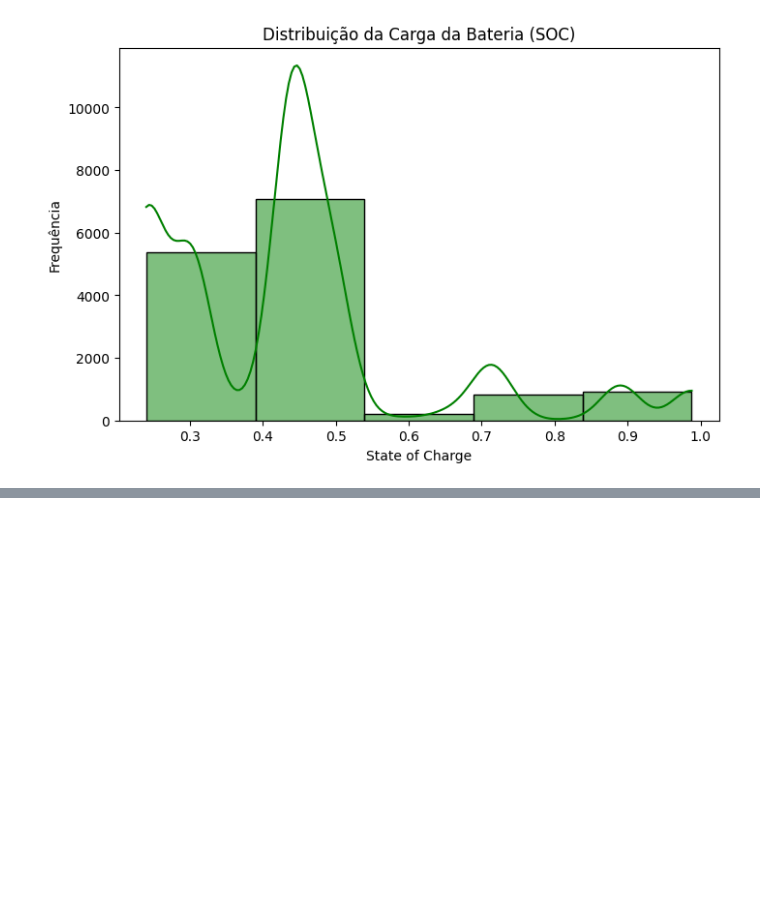
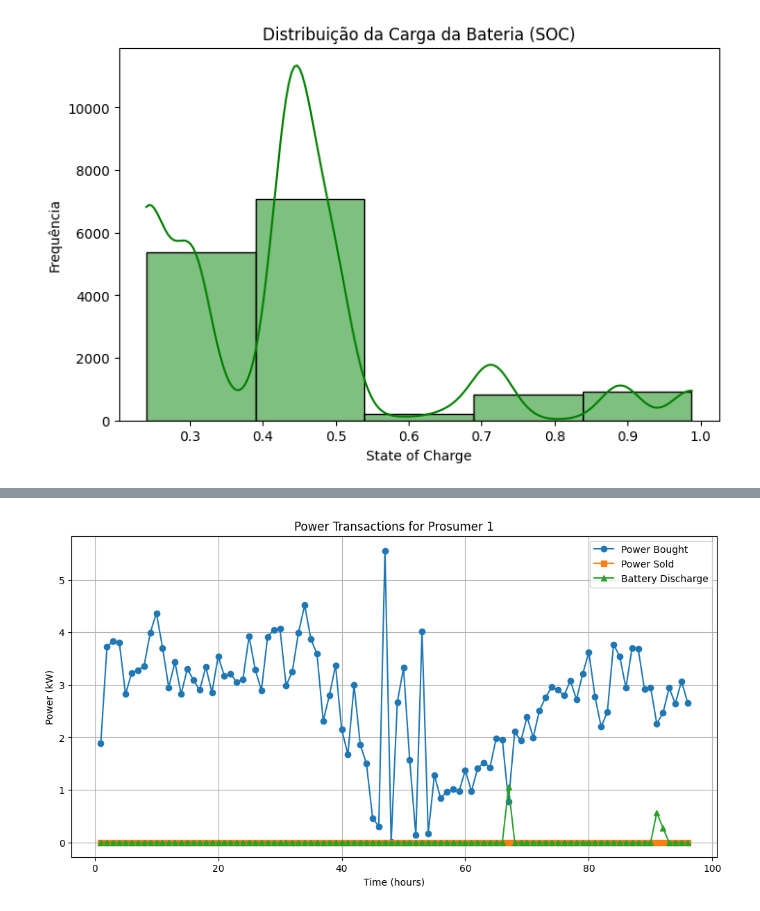
Before and after one commit to Phenriquerafael/EnergyComunitiesPlatform, a Jupyter notebook: satcomm-scen4.ipynb, the cells around one changed output, grey strips where cells are left out. Drawn from its saved outputs; the diff is of its cells as text; code cells hidden in the pictures; blank space fills up the shorter version.

Commit message:
Some file paths corrections and addition of some plots #7

```diff
--- a/satcomm-scen4.ipynb
+++ b/satcomm-scen4.ipynb
@@ -430,3 +430,96 @@ plt.show()
 [figure]
 [figure]
 [figure]
+# %%
+from pyomo.environ import value
+
+P_buy_values = {(PL, T): value(instance.P_buy[PL, T]) for PL in instance.PL for T in instance.T}
+P_sell_values = {(PL, T): value(instance.P_sell[PL, T]) for PL in instance.PL for T in instance.T}
+""" P_peer_values = {
+    (PL, PL1, T): value(instance.P_peer[PL, PL1, T]) for PL in instance.PL for PL1 in instance.PL for T in instance.T
+    } """
+P_dch_values = {(PL, T): value(instance.P_ESS_dch[PL, T]) for PL in instance.PL for T in instance.T}
+
+# Print values   model.P_ESS_dch[PL, T]
+print("P_buy values:")
+for (PL, T), val in P_buy_values.items():
+    print(f"Prosumer {PL}, Hour {T}: {val}")
+
+print("\nP_sell values:")
+for (PL, T), val in P_sell_values.items():
+    print(f"Prosumer {PL}, Hour {T}: {val}")
+
+
+
+
+import matplotlib.pyplot as plt
+
+# Convert extracted values to a DataFrame for easier visualization
+df_buy = pd.DataFrame(P_buy_values.values(), index=P_buy_values.keys(), columns=["P_buy"])
+df_sell = pd.DataFrame(P_sell_values.values(), index=P_sell_values.keys(), columns=["P_sell"])
+df_dch = pd.DataFrame(P_dch_values.values(), index=P_dch_values.keys(), columns=["P_ESS_dch"])
+
+# Plot Power Buying and Selling Trends for a Specific Prosumer
+prosumer_id = 1  # Change this to analyze different prosumers
+
+plt.figure(figsize=(12, 6))
+plt.plot(df_buy.xs(prosumer_id, level=0), label="Power Bought", marker="o")
+plt.plot(df_sell.xs(prosumer_id, level=0), label="Power Sold", marker="s")
+plt.plot(df_dch.xs(prosumer_id, level=0), label="Battery Discharge", marker="^")
+
+plt.xlabel("Time (hours)")
+plt.ylabel("Power (kW)")
+plt.title(f"Power Transactions for Prosumer {prosumer_id}")
+plt.legend()
+plt.grid()
+plt.show()
+
+
+P_ESS_s_values = {(PL, T): value(instance.P_ESS_s[PL, T]) for PL in instance.PL for T in instance.T}
+df_soc = pd.DataFrame(P_ESS_s_values.values(), index=P_ESS_s_values.keys(), columns=["SOC"])
+
+plt.figure(figsize=(12, 6))
+plt.plot(df_soc.xs(prosumer_id, level=0), label="Battery SOC", color="purple", marker="d")
+
+plt.xlabel("Time (hours)")
+plt.ylabel("State of Charge (kWh)")
+plt.title(f"Battery State of Charge for Prosumer {prosumer_id}")
+plt.legend()
+plt.grid()
+plt.show()
+
+
+import seaborn as sns
+
+""" # Convert P_peer_values into a DataFrame
+df_peer = pd.DataFrame(P_peer_values.values(), index=P_peer_values.keys(), columns=["P_peer"])
+df_peer = df_peer.unstack(level=1).fillna(0)  # Reshape for heatmap
+
+plt.figure(figsize=(10, 8))
+sns.heatmap(df_peer["P_peer"].T, cmap="coolwarm", annot=True, fmt=".2f")
+plt.xlabel("Receiving Prosumer")
+plt.ylabel("Sending Prosumer")
+plt.title("Peer-to-Peer Energy Exchange Heatmap")
+plt.show() """
+
+
+
+
+# Compute costs and revenues
+costs = {t: instance.Cbuys[t] * sum(value(instance.P_buy[PL, t]) for PL in instance.PL) for t in instance.T}
+revenues = {t: instance.Csells[t] * sum(value(instance.P_sell[PL, t]) for PL in instance.PL) for t in instance.T}
+
+# Convert to DataFrame
+df_cost = pd.DataFrame({"Cost": costs, "Revenue": revenues})
+
+plt.figure(figsize=(12, 6))
+plt.plot(df_cost["Cost"], label="Energy Cost", color="red", linestyle="--", marker="o")
+plt.plot(df_cost["Revenue"], label="Energy Revenue", color="green", linestyle=":", marker="s")
+
+plt.xlabel("Time (hours)")
+plt.ylabel("Cost / Revenue ($)")
+plt.title("Energy Cost vs Revenue Over Time")
+plt.legend()
+plt.grid()
+plt.show()
+# %% [output]
@@ -432,0 +543 @@ plt.show()
+[figure, added]
```
Also changed, not shown: parts of 1 cell of this notebook, 3 other files.
